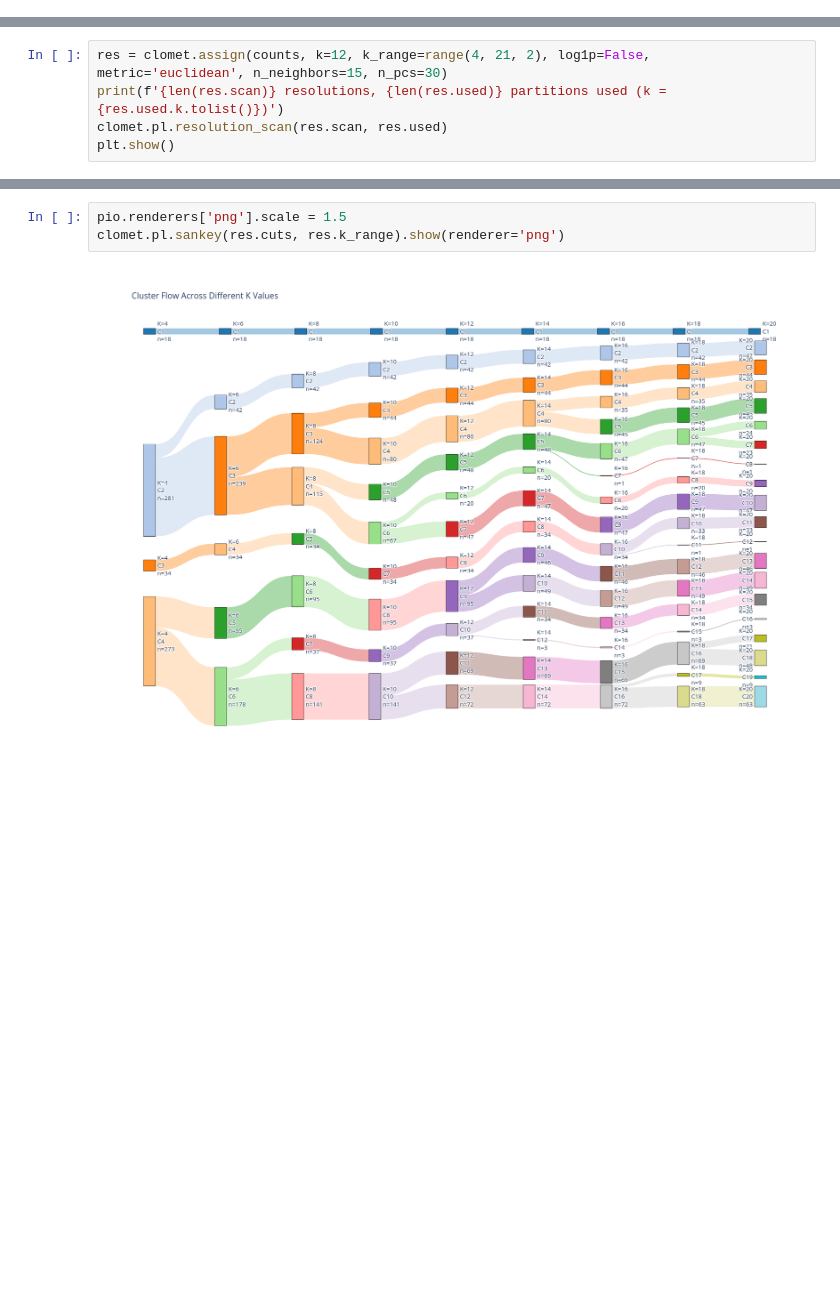
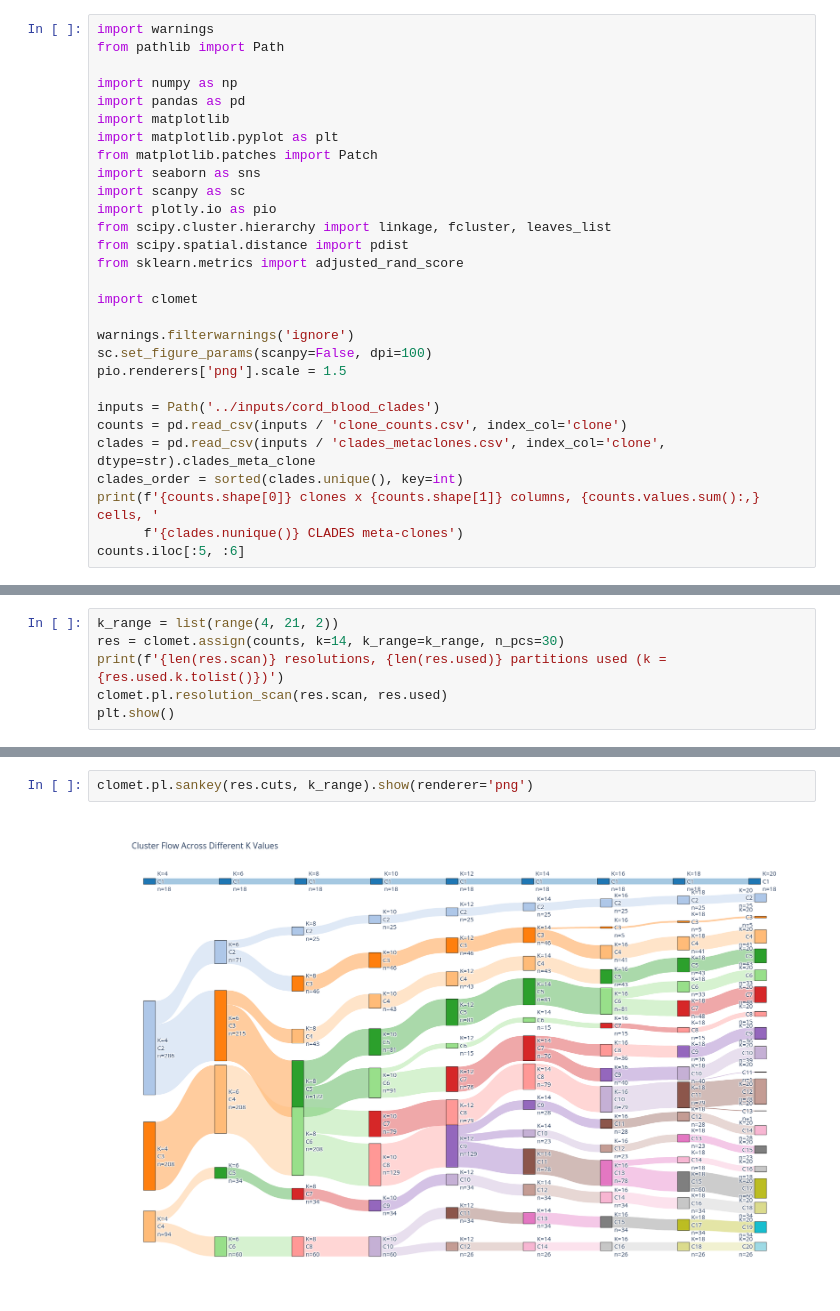
Before and after one commit to loversaber/clomet, a Jupyter notebook: examples/cord_blood_clades.ipynb, the cells around one changed output, grey strips where cells are left out. Saved outputs shown, nothing was run; the diff lists cells and outputs as text; blank space fills up the shorter version.

```diff
--- a/examples/cord_blood_clades.ipynb
+++ b/examples/cord_blood_clades.ipynb
@@ -85,0 +12,29 @@ matrix has 31 columns). The Leiden scan, then the diagnostics for choosing k.
+# %%
+import warnings
+from pathlib import Path
+
+import numpy as np
+import pandas as pd
+import matplotlib
+import matplotlib.pyplot as plt
+from matplotlib.patches import Patch
+import seaborn as sns
+import scanpy as sc
+import plotly.io as pio
+from scipy.cluster.hierarchy import linkage, fcluster, leaves_list
+from scipy.spatial.distance import pdist
+from sklearn.metrics import adjusted_rand_score
+
+import clomet
+
+warnings.filterwarnings('ignore')
+sc.set_figure_params(scanpy=False, dpi=100)
+pio.renderers['png'].scale = 1.5
+
+inputs = Path('../inputs/cord_blood_clades')
+counts = pd.read_csv(inputs / 'clone_counts.csv', index_col='clone')
+clades = pd.read_csv(inputs / 'clades_metaclones.csv', index_col='clone', dtype=str).clades_meta_clone
+clades_order = sorted(clades.unique(), key=int)
+print(f'{counts.shape[0]} clones x {counts.shape[1]} columns, {counts.values.sum():,} cells, '
+      f'{clades.nunique()} CLADES meta-clones')
+counts.iloc[:5, :6]
@@ -86,5 +86,6 @@ matrix has 31 columns). The Leiden scan, then the diagnostics for choosing k.
 # %%
-res = clomet.assign(counts, k=12, k_range=range(4, 21, 2), log1p=False, metric='euclidean', n_neighbors=15, n_pcs=30)
+k_range = list(range(4, 21, 2))
+res = clomet.assign(counts, k=14, k_range=k_range, n_pcs=30)
 print(f'{len(res.scan)} resolutions, {len(res.used)} partitions used (k = {res.used.k.tolist()})')
 clomet.pl.resolution_scan(res.scan, res.used)
 plt.show()
@@ -113,5 +114,4 @@ res.k_summary
 # %%
-pio.renderers['png'].scale = 1.5
-clomet.pl.sankey(res.cuts, res.k_range).show(renderer='png')
+clomet.pl.sankey(res.cuts, k_range).show(renderer='png')
 # %% [output]
-[figure, old version]
+[figure, new version]
```
Also changed, not shown: parts of 24 cells of this notebook, 5 other files.
